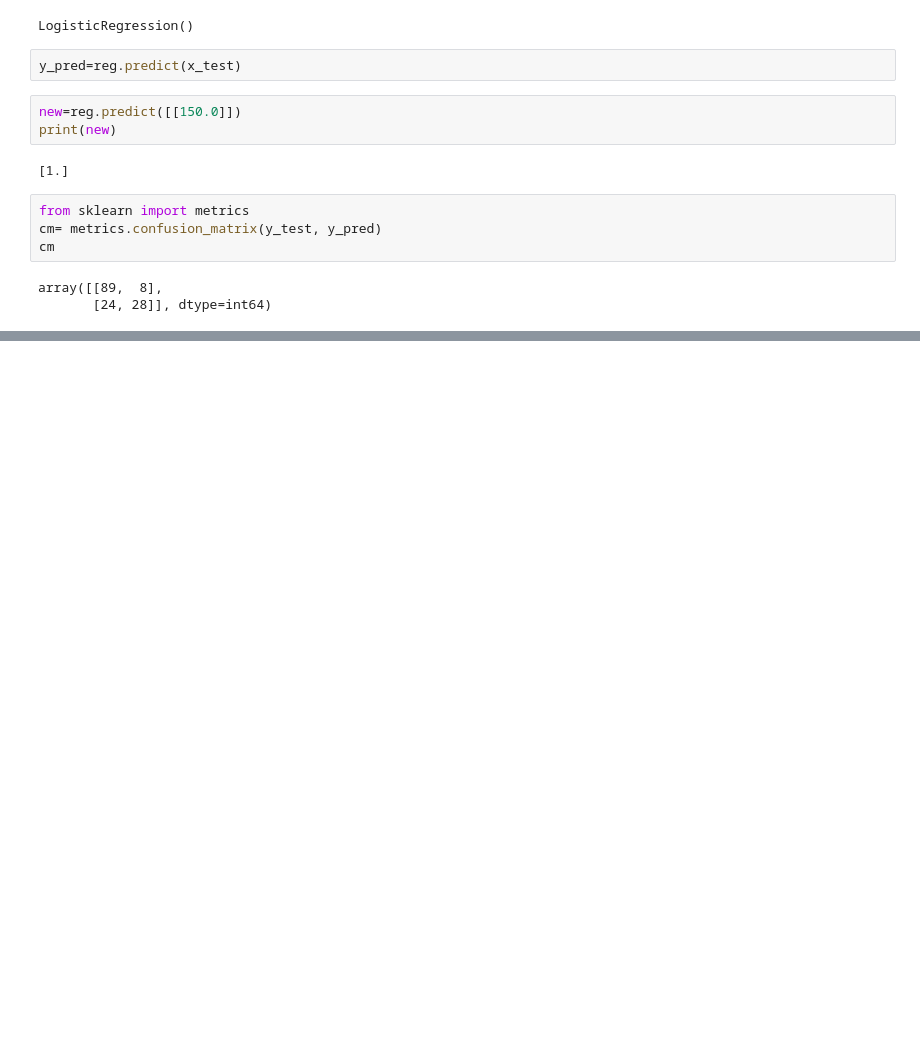
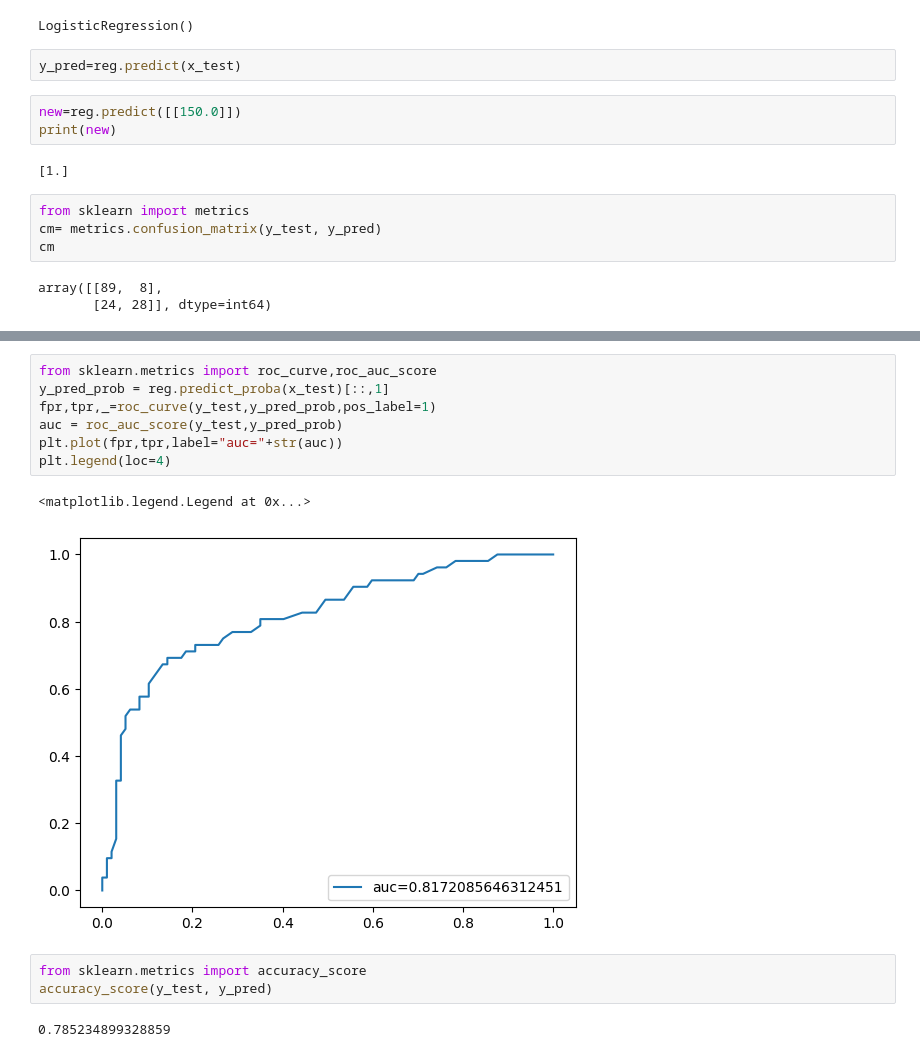
Before and after one commit to MXNXV-ERR/mllab, a Jupyter notebook: B_Question_7/Q7.ipynb, the cells around one changed output, grey strips where cells are left out. Cells and saved outputs as stored; diff of their text form; blank space fills up the shorter version.

```diff
--- a/B_Question_7/Q7.ipynb
+++ b/B_Question_7/Q7.ipynb
@@ -57,0 +87,15 @@ array([[89,  8],
+# %%
+from sklearn.metrics import roc_curve,roc_auc_score
+y_pred_prob = reg.predict_proba(x_test)[::,1]
+fpr,tpr,_=roc_curve(y_test,y_pred_prob,pos_label=1)
+auc = roc_auc_score(y_test,y_pred_prob)
+plt.plot(fpr,tpr,label="auc="+str(auc))
+plt.legend(loc=4)
+# %% [output]
+<matplotlib.legend.Legend at 0x...>
+[figure, added]
+# %%
+from sklearn.metrics import accuracy_score
+accuracy_score(y_test, y_pred)
+# %% [output]
+0.785234899328859
```
Also changed, not shown: parts of 5 cells of this notebook, 1 other file.
